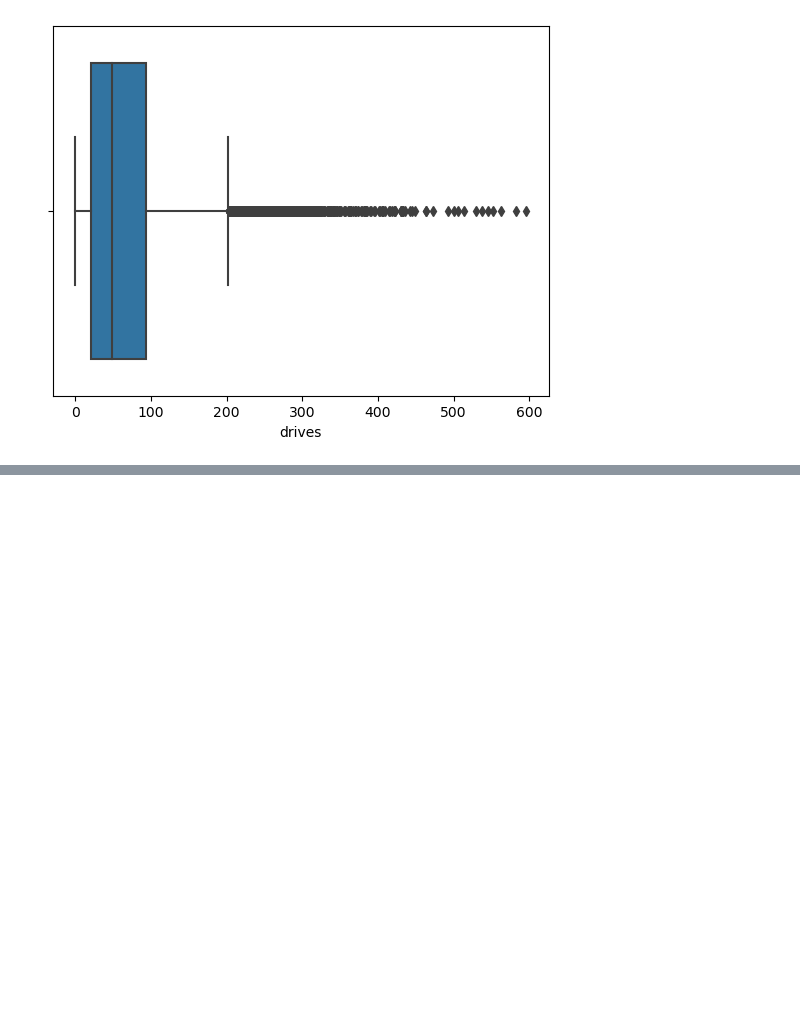
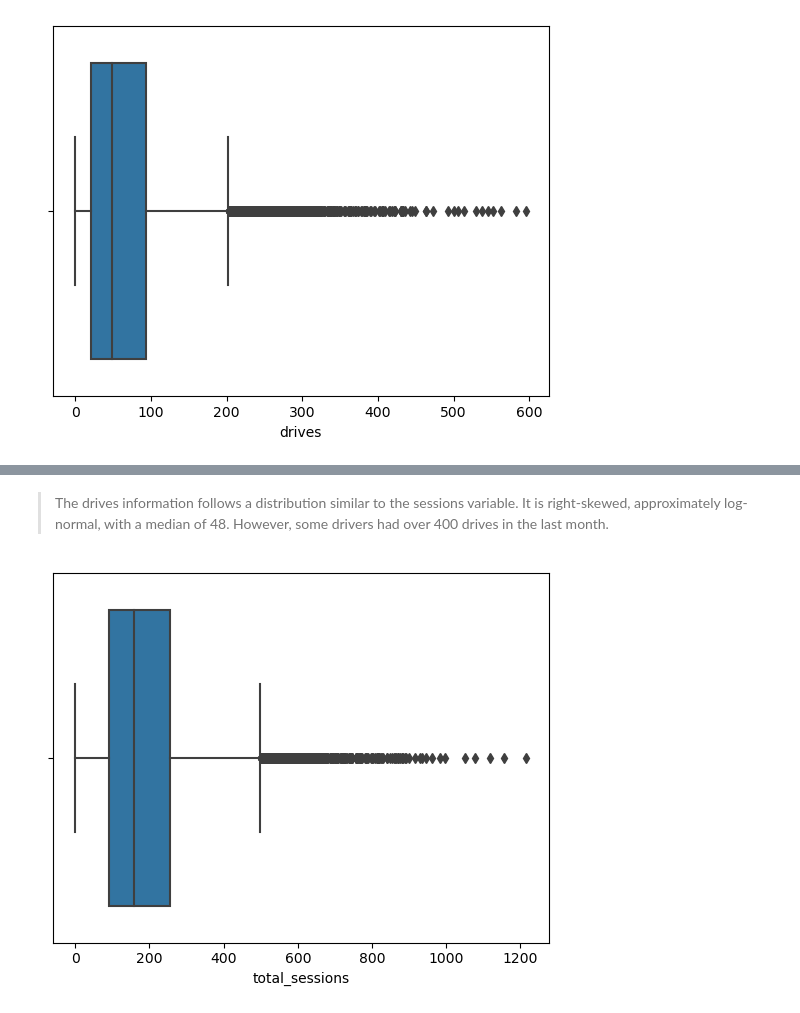
Before and after one commit to alishanstyles/Waze, a Jupyter notebook: Untitled.ipynb, the cells around one changed output, grey strips where cells are left out. Saved outputs shown, nothing was run; the diff lists cells and outputs as text; code cells hidden in the pictures; blank space fills up the shorter version.

```diff
--- a/Untitled.ipynb
+++ b/Untitled.ipynb
@@ -239,0 +240,7 @@ SyntaxError: invalid syntax (2518693389.py, line 2)
+# %% [markdown]
+> The drives information follows a distribution similar to the sessions variable. It is right-skewed, approximately log-normal, with a median of 48. However, some drivers had over 400 drives in the last month.
+# %%
+sns.boxplot(data = df,
+            x = 'total_sessions');
+# %% [output]
+[figure, added]
```
Also changed, not shown: parts of 6 cells of this notebook.
